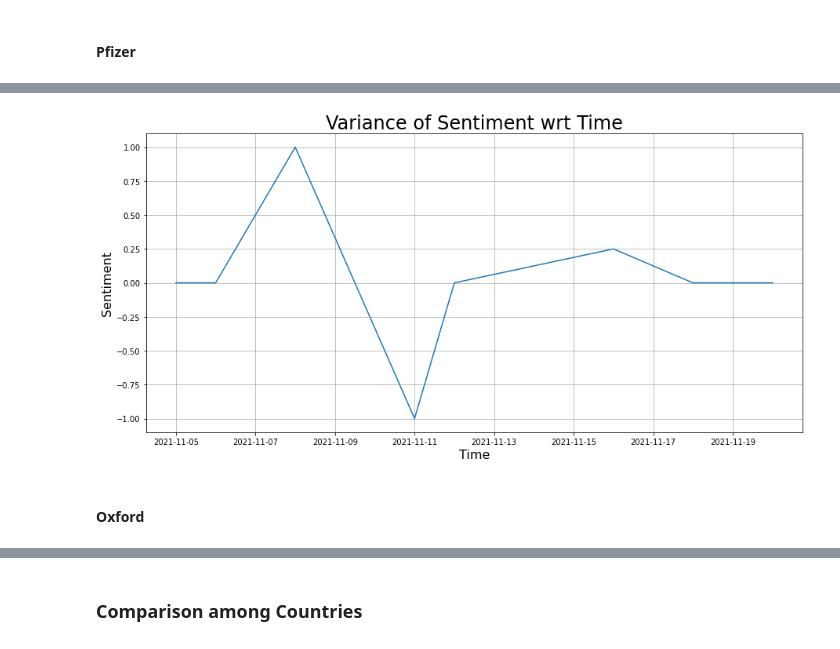
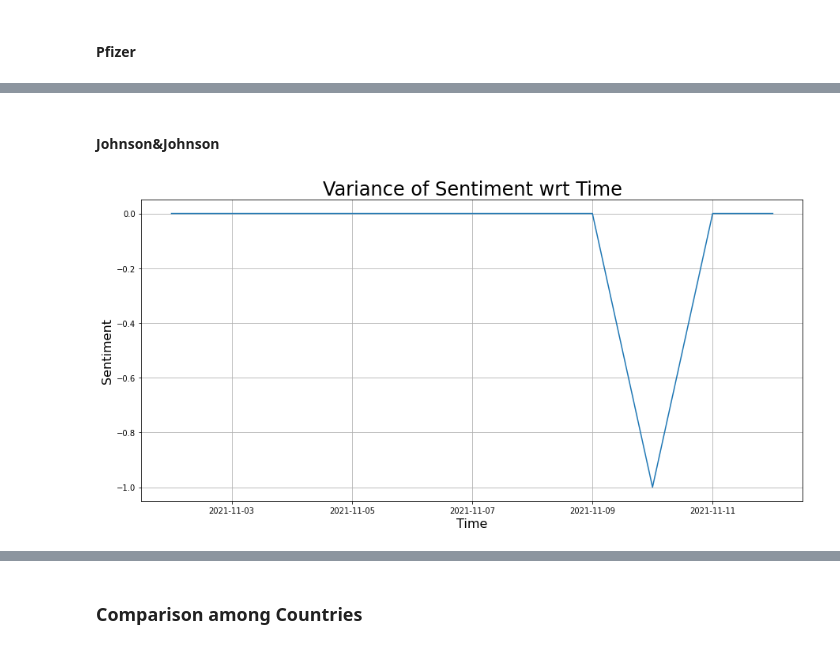
Before and after one commit to theQuert/inlpfun, a Jupyter notebook: Demo/Sentiment_Analysis_of_Covid19_Vaccination_tweets.ipynb, the cells around one changed output, grey strips where cells are left out. Cells and saved outputs as stored; diff of their text form; code cells hidden in the pictures.

```diff
--- a/Demo/Sentiment_Analysis_of_Covid19_Vaccination_tweets.ipynb
+++ b/Demo/Sentiment_Analysis_of_Covid19_Vaccination_tweets.ipynb
@@ -634,6 +680,6 @@ time_variance('pfizer')
+# %% [markdown]
+#### Johnson&Johnson
 # %%
-time_variance('biontech')
+time_variance('johnson')
 # %% [output]
-[figure, old version]
+[figure, new version]
-# %% [markdown]
-#### Oxford
```
Also changed, not shown: parts of 81 cells of this notebook.
